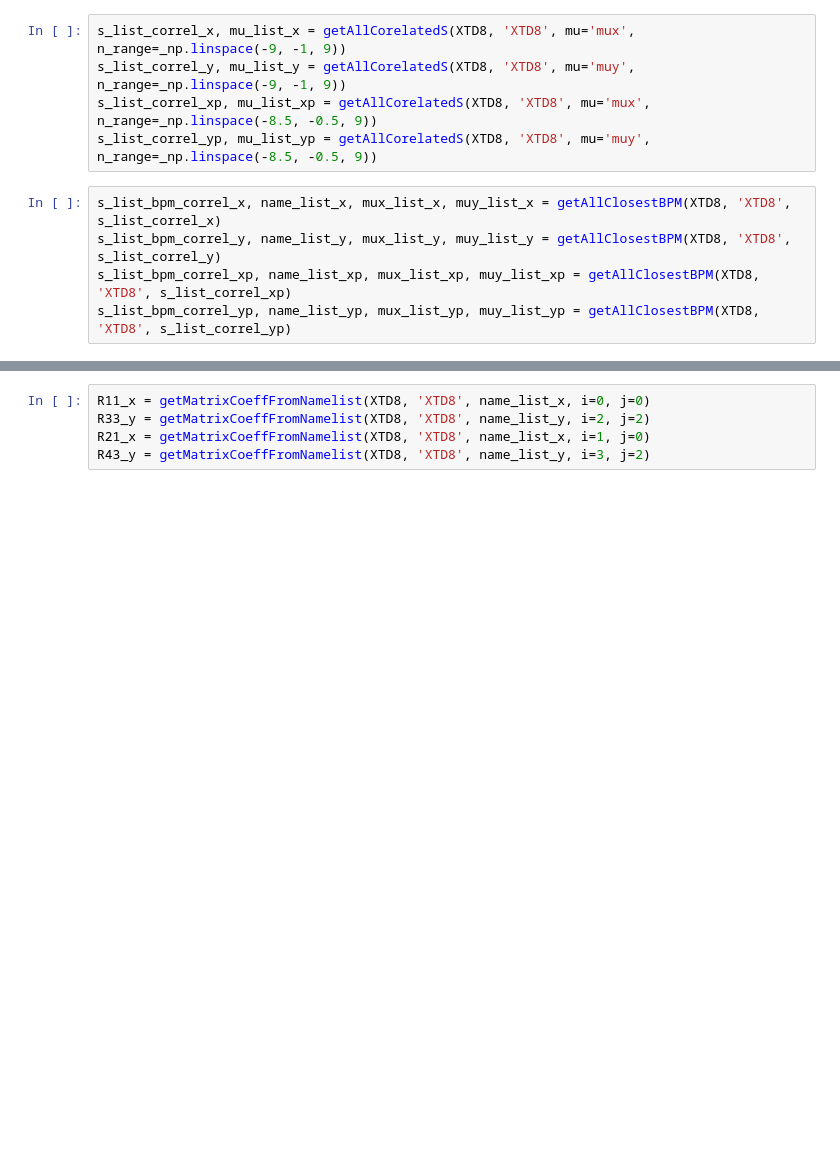
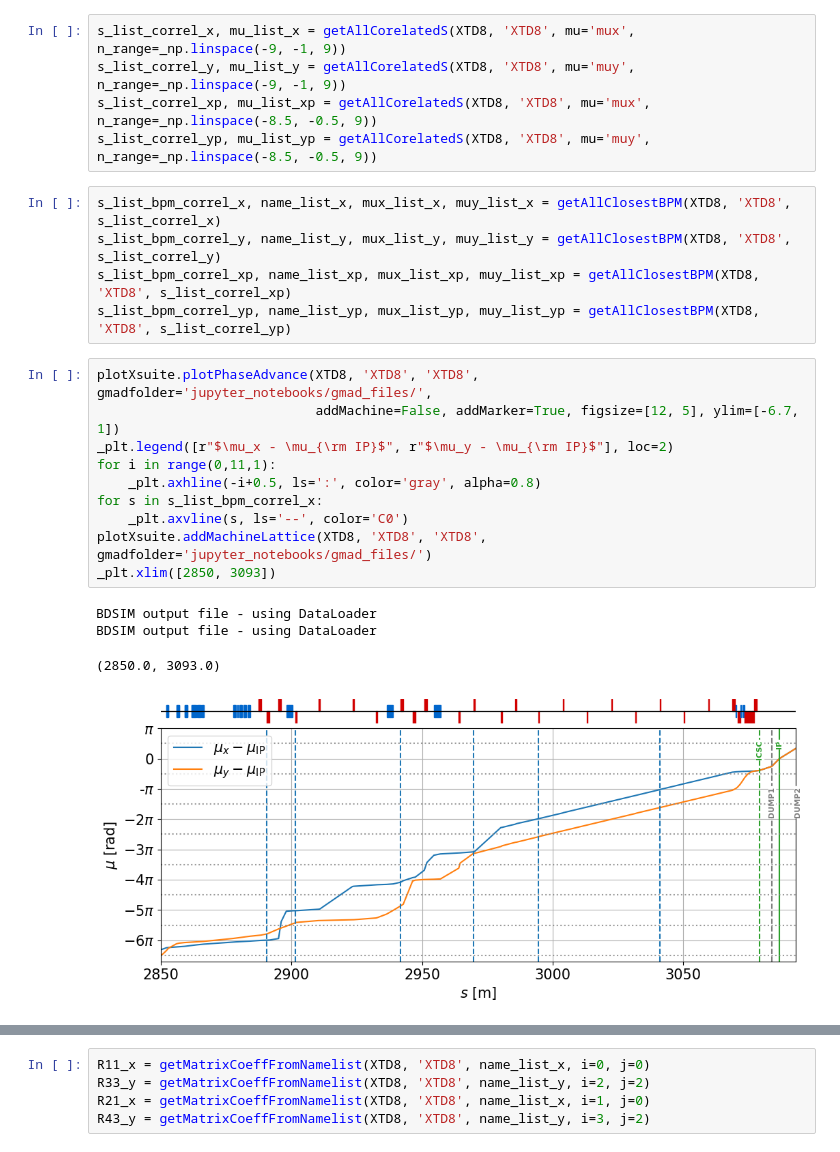
Before and after one commit to MarinDeniaud/luxe-backgrounds, a Jupyter notebook: 06_analysis/jupyter_notebooks/Propagation_to_IP.ipynb, the cells around one changed output, grey strips where cells are left out. Saved outputs shown, nothing was run; the diff lists cells and outputs as text; blank space fills up the shorter version.

Commit message:
Update jupyter notebooks

```diff
--- a/06_analysis/jupyter_notebooks/Propagation_to_IP.ipynb
+++ b/06_analysis/jupyter_notebooks/Propagation_to_IP.ipynb
@@ -259,3 +255,18 @@ s_list_bpm_correl_x, name_list_x, mux_list_x, muy_list_x = getAllClosestBPM(XTD8
 s_list_bpm_correl_y, name_list_y, mux_list_y, muy_list_y = getAllClosestBPM(XTD8, 'XTD8', s_list_correl_y)
 s_list_bpm_correl_xp, name_list_xp, mux_list_xp, muy_list_xp = getAllClosestBPM(XTD8, 'XTD8', s_list_correl_xp)
 s_list_bpm_correl_yp, name_list_yp, mux_list_yp, muy_list_yp = getAllClosestBPM(XTD8, 'XTD8', s_list_correl_yp)
+# %%
+plotXsuite.plotPhaseAdvance(XTD8, 'XTD8', 'XTD8', gmadfolder='jupyter_notebooks/gmad_files/',
+                            addMachine=False, addMarker=True, figsize=[12, 5], ylim=[-6.7, 1])
+_plt.legend([r"$\mu_x - \mu_{\rm IP}$", r"$\mu_y - \mu_{\rm IP}$"], loc=2)
+for i in range(0,11,1):
+    _plt.axhline(-i+0.5, ls=':', color='gray', alpha=0.8)
+for s in s_list_bpm_correl_x:
+    _plt.axvline(s, ls='--', color='C0')
+plotXsuite.addMachineLattice(XTD8, 'XTD8', 'XTD8', gmadfolder='jupyter_notebooks/gmad_files/')
+_plt.xlim([2850, 3093])
+# %% [output]
+BDSIM output file - using DataLoader
+BDSIM output file - using DataLoader
+(2850.0, 3093.0)
+[figure, added]
```
Also changed, not shown: parts of 8 cells of this notebook.
